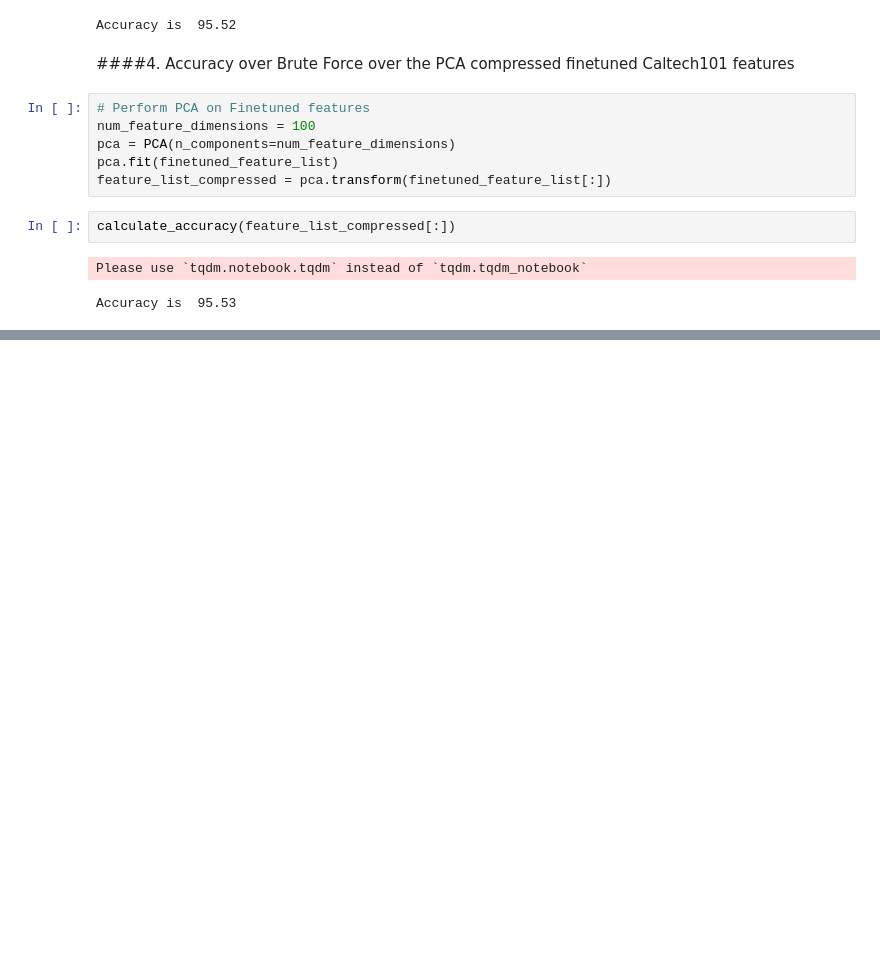
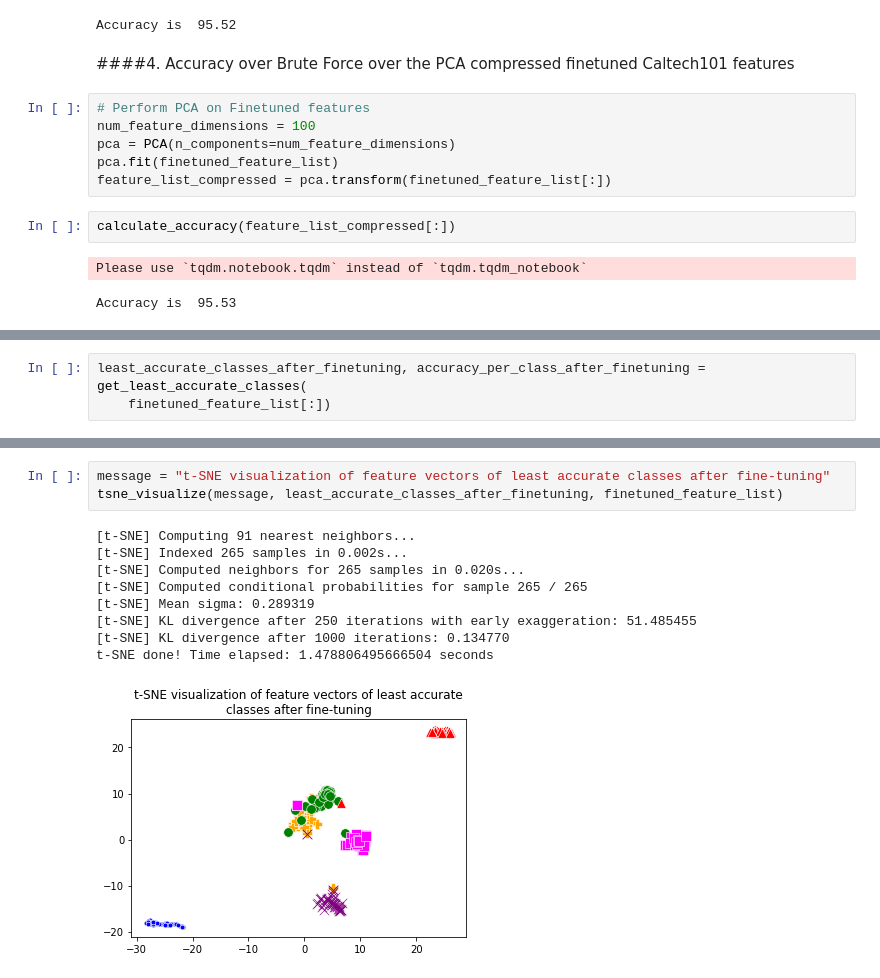
Before and after one commit to AbdullahMakhdoom/Image-Search-Engine, a Jupyter notebook: improve_search_accuracy.ipynb, the cells around one changed output, grey strips where cells are left out. Cells and saved outputs as stored; diff of their text form; blank space fills up the shorter version.

```diff
--- a/improve_search_accuracy.ipynb
+++ b/improve_search_accuracy.ipynb
@@ -117,0 +276,3 @@ Accuracy on Caltech101
+# %%
+least_accurate_classes_after_finetuning, accuracy_per_class_after_finetuning = get_least_accurate_classes(
+    finetuned_feature_list[:])
@@ -117,0 +297,13 @@ Accuracy on Caltech101
+# %%
+message = "t-SNE visualization of feature vectors of least accurate classes after fine-tuning"
+tsne_visualize(message, least_accurate_classes_after_finetuning, finetuned_feature_list)
+# %% [output]
+[t-SNE] Computing 91 nearest neighbors...
+[t-SNE] Indexed 265 samples in 0.002s...
+[t-SNE] Computed neighbors for 265 samples in 0.020s...
+[t-SNE] Computed conditional probabilities for sample 265 / 265
+[t-SNE] Mean sigma: 0.289319
+[t-SNE] KL divergence after 250 iterations with early exaggeration: 51.485455
+[t-SNE] KL divergence after 1000 iterations: 0.134770
+t-SNE done! Time elapsed: 1.478806495666504 seconds
+[figure, added]
```
Also changed, not shown: parts of 16 cells of this notebook.
